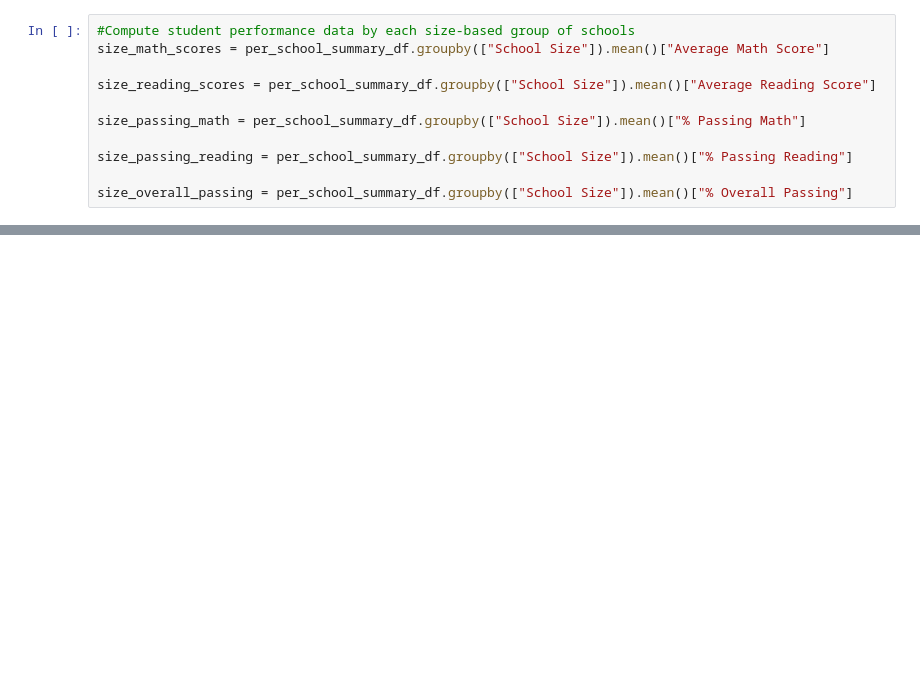
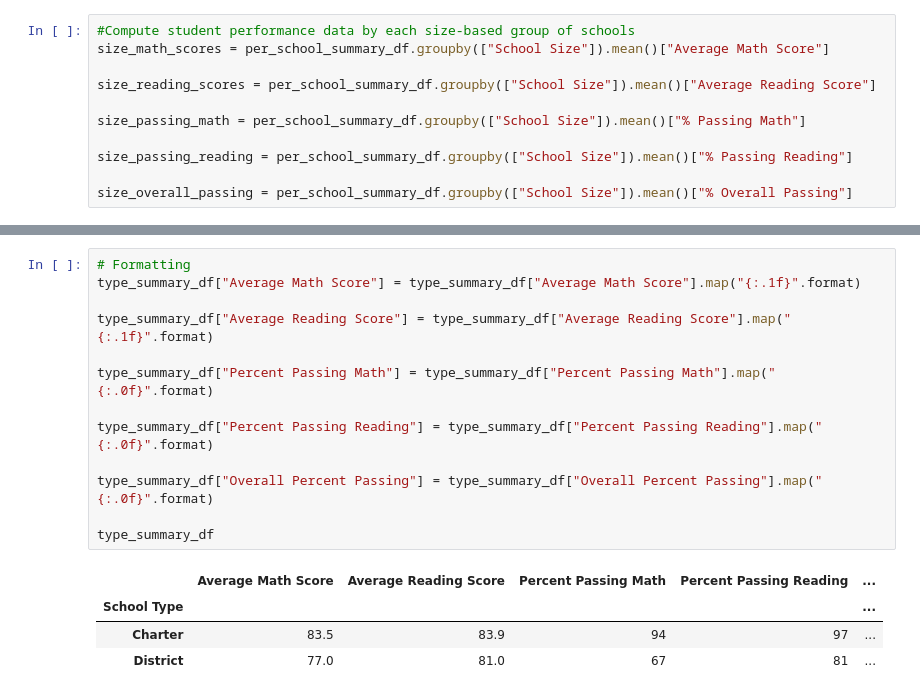
Before and after one commit to OursSA/School_District_Analysis, a Jupyter notebook: PyCitySchools.ipynb, the cells around one changed output, grey strips where cells are left out. Drawn from its saved outputs; the diff is of its cells as text; blank space fills up the shorter version.

```diff
--- a/PyCitySchools.ipynb
+++ b/PyCitySchools.ipynb
@@ -858,0 +879,18 @@ size_summary_df
+# %%
+# Formatting
+type_summary_df["Average Math Score"] = type_summary_df["Average Math Score"].map("{:.1f}".format)
+
+type_summary_df["Average Reading Score"] = type_summary_df["Average Reading Score"].map("{:.1f}".format)
+
+type_summary_df["Percent Passing Math"] = type_summary_df["Percent Passing Math"].map("{:.0f}".format)
+
+type_summary_df["Percent Passing Reading"] = type_summary_df["Percent Passing Reading"].map("{:.0f}".format)
+
+type_summary_df["Overall Percent Passing"] = type_summary_df["Overall Percent Passing"].map("{:.0f}".format)
+
+type_summary_df
+# %% [output]
+|  | Average Math Score | Average Reading Score | Percent Passing Math | Percent Passing Reading | ... |
+| School Type |  |  |  |  | ... |
+| Charter | 83.5 | 83.9 | 94 | 97 | ... |
+| District | 77.0 | 81.0 | 67 | 81 | ... |
```
Also changed, not shown: parts of 2 cells of this notebook.
